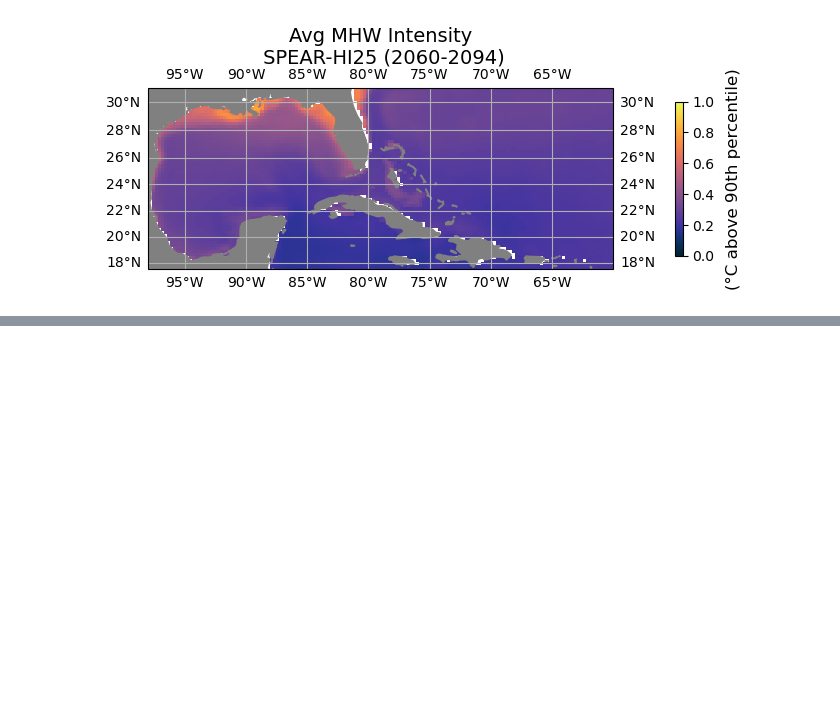
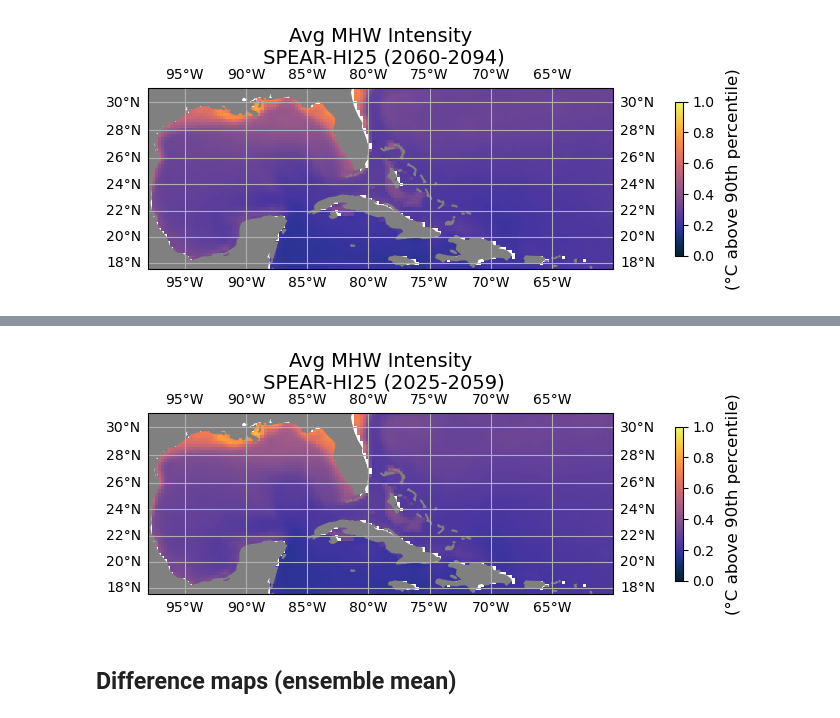
Before and after one commit to shanicetbailey/MHW-gfdl, a Jupyter notebook: 1c0_define-MHW-SPEAR-hi25.ipynb.ipynb, the cells around one changed output, grey strips where cells are left out. Saved outputs shown, nothing was run; the diff lists cells and outputs as text; code cells hidden in the pictures; blank space fills up the shorter version.

```diff
--- a/1c0_define-MHW-SPEAR-hi25.ipynb.ipynb
+++ b/1c0_define-MHW-SPEAR-hi25.ipynb.ipynb
@@ -453,0 +354,7 @@ cartopy_plot_single(ens_mean_int, cmocean.cm.thermal, '(°C above 90th percentil
+# %%
+cartopy_plot_single(mean_mhw_intensity25.mean('ensemble'), cmocean.cm.thermal, '(°C above 90th percentile)',
+             'Avg MHW Intensity\n SPEAR-HI25 (2025-2059)', vmin=0, vmax=1);
+# %% [output]
+[figure, added]
+# %% [markdown]
+## Difference maps (ensemble mean)
```
Also changed, not shown: parts of 42 cells of this notebook.
